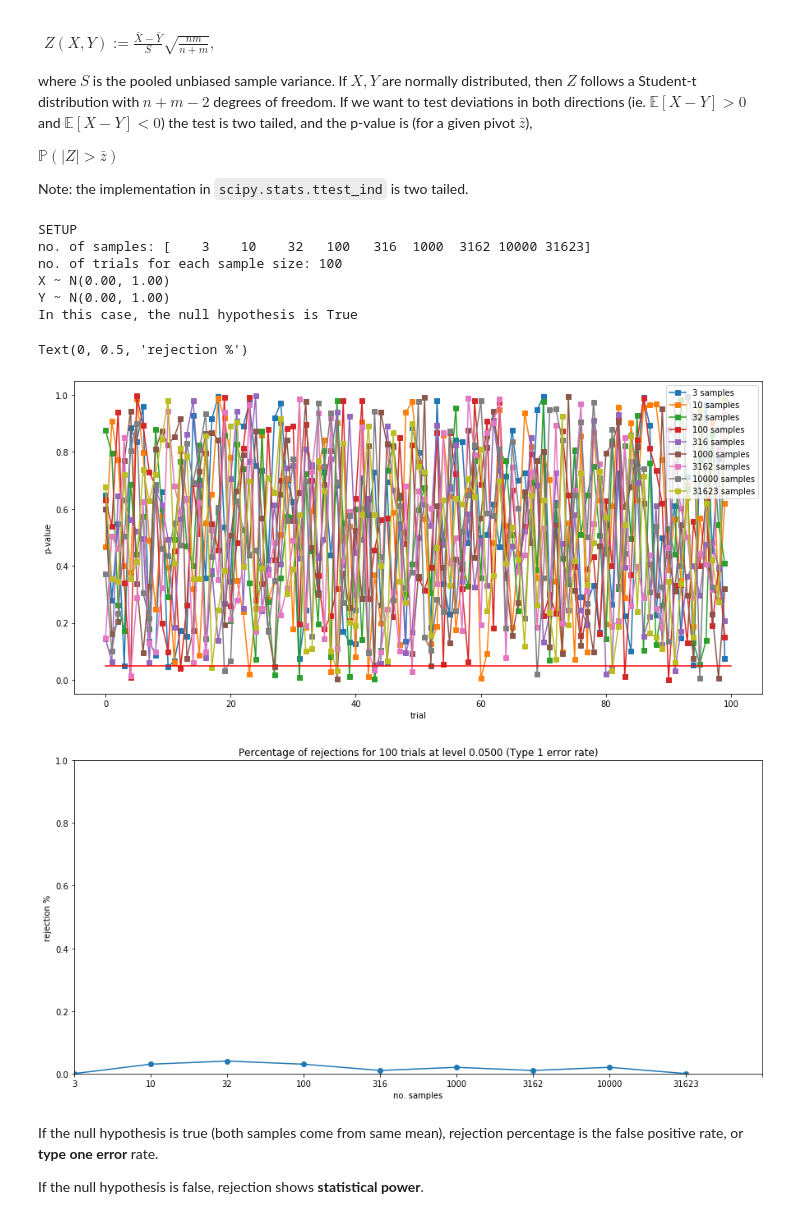
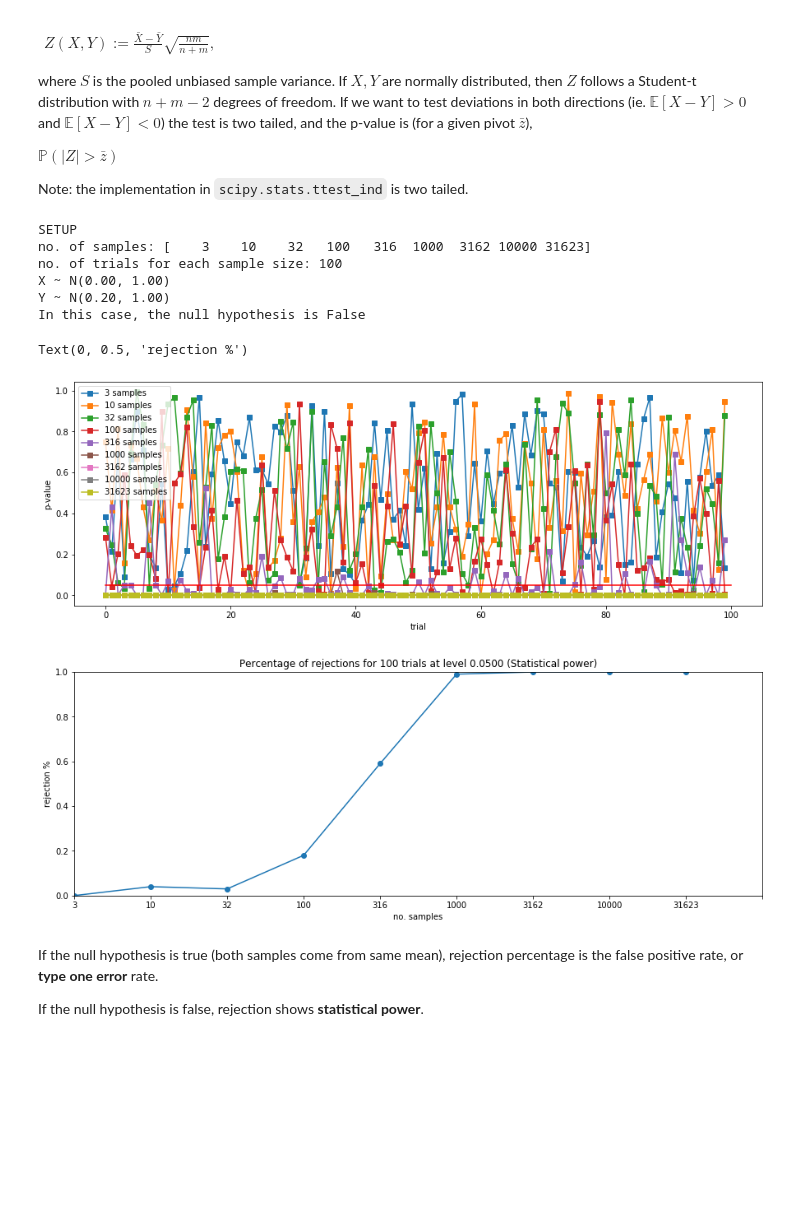
Before and after one commit to juangamella/aicp, a Jupyter notebook: notebooks/ttest_experiments.ipynb, the cells around one changed output. Saved outputs shown, nothing was run; the diff lists cells and outputs as text; code cells hidden in the pictures; blank space fills up the shorter version.

```diff
--- a/notebooks/ttest_experiments.ipynb
+++ b/notebooks/ttest_experiments.ipynb
@@ -35,7 +35,7 @@ Note: the implementation in `scipy.stats.ttest_ind` is two tailed.
 N = (10**(np.arange(0.5,5,0.5))).round().astype(int)
 trials = 100
 mu = 0
-gamma = 0
+gamma = 0.2
 sigma_x = 1
 sigma_y = 1
 alpha = 0.05
@@ -50,37 +50,37 @@ SETUP
 no. of samples: [    3    10    32   100   316  1000  3162 10000 31623]
 no. of trials for each sample size: 100
 X ~ N(0.00, 1.00)
-Y ~ N(0.00, 1.00)
-In this case, the null hypothesis is True
+Y ~ N(0.20, 1.00)
+In this case, the null hypothesis is False
 # %%
 # Run tests and plot results
-plt.figure(figsize=(15,7))
+plt.figure(figsize=(15,5))
 rejected = np.zeros(len(N))
 for i,n in enumerate(N):
     np.random.seed(40)
     X = np.random.normal(mu, sigma_x,size=(trials,n))
     Y = np.random.normal(mu + gamma, sigma_y, size=(trials,n))
     result = ttest(X, Y, axis=1, equal_var=True)
     plt.plot(result.pvalue, "-s", label="%d samples" % n)
     rejected[i] = np.sum((result.pvalue <= alpha/2).astype(int)) / trials
 plt.plot([0,trials], [alpha, alpha], '-r')
 plt.xlabel("trial")
 plt.ylabel("p-value")
 plt.legend()
 
-fig = plt.figure(figsize=(15,7))
+fig = plt.figure(figsize=(15,5))
 plt.plot(rejected, '-o')
 plot_meaning = "Statistical power" if gamma != 0 else "Type 1 error rate"
 plt.title("Percentage of rejections for %d trials at level %0.4f (%s)" % (trials, alpha, plot_meaning))
 ax = plt.gca()
 ax.set_xticklabels(N)
 plt.axis([0, len(N), 0, 1])
 plt.xlabel("no. samples")
 plt.ylabel("rejection %")
 # %% [output]
 Text(0, 0.5, 'rejection %')
-[figure, old version]
+[figure, new version]
-[figure, old version]
+[figure, new version]
 # %% [markdown]
 If the null hypothesis is true (both samples come from same mean), rejection percentage is the false positive rate, or **type one error** rate.
 
```
Also changed, not shown: parts of 2 cells of this notebook, 1 other file.
